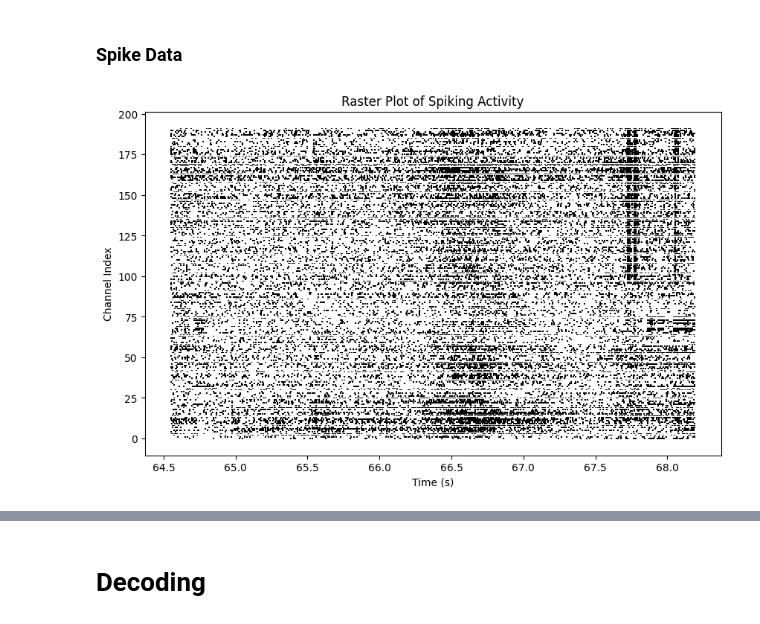
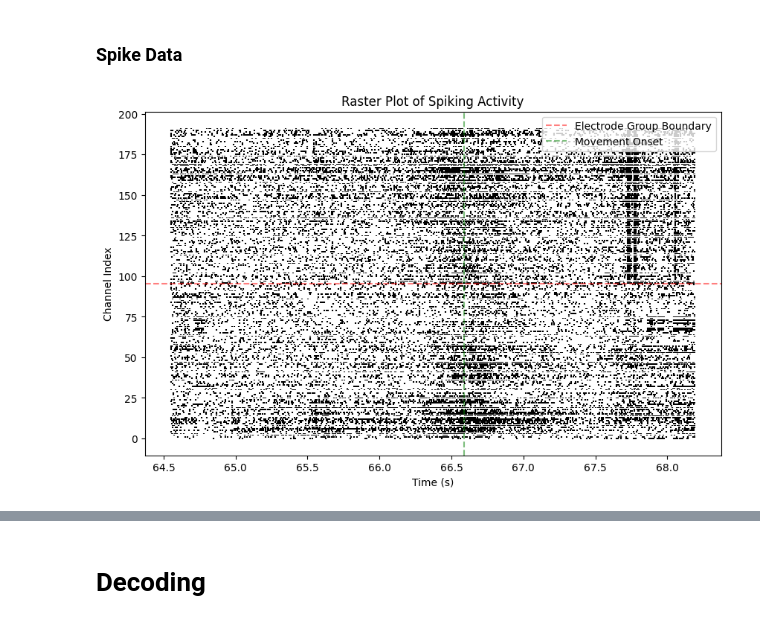
Before and after one commit to kylmcgr/neural-data-exploration, a Jupyter notebook: neural-data-processing.ipynb, the cells around one changed output, grey strips where cells are left out. Cells and saved outputs as stored; diff of their text form; code cells hidden in the pictures.

```diff
--- a/neural-data-processing.ipynb
+++ b/neural-data-processing.ipynb
@@ -587,26 +582,35 @@ plot_behavioral_trial(trial_index, Position.Cursor)
 # %%
 trial_index = 0
 
 plt.figure(figsize=(10, 6))
-
 # Get the spike times
 for i in range(len(units_df)):
     unit = units_df.iloc[i]
     spike_times = unit['spike_times']
 
     # Get spikes for trial
     trial_interval = unit['obs_intervals'][trial_index]
-    aligned_spikes = []
-    aligned_spikes.extend(spike_times[(spike_times >= trial_interval[0]) & (spike_times <= trial_interval[1])])
+    trial_spikes = []
+    trial_spikes.extend(spike_times[(spike_times >= trial_interval[0]) & (spike_times <= trial_interval[1])])
 
-    plt.eventplot(aligned_spikes, lineoffsets=i, linelengths=0.8, color='black')
+    plt.eventplot(trial_spikes, lineoffsets=i, linelengths=0.8, color='black')
+
+# Plot the electrode group boundary
+plt.axhline(y=95.5, color='red', linestyle='--', alpha=0.5, label='Electrode Group Boundary')
+
+# Get the movement begin time for this trial
+move_begin_time = example_data.trials["move_begins_time"][trial_index]
+
+# Plot vertical line for movement onset
+plt.axvline(x=move_begin_time, color='green', linestyle='--', alpha=0.5, label='Movement Onset')
 
 plt.xlabel("Time (s)")
 plt.ylabel("Channel Index")
 plt.title("Raster Plot of Spiking Activity")
+plt.legend()
 plt.show()
 # %% [output]
-[figure, old version]
+[figure, new version]
 # %%
 def plot_psth(spike_times, trial_intervals, event_times, title="Peri-Stimulus Time Histogram (PSTH)", window=(-0.5, 1.0), bin_size=0.05):
     """
```
Also changed, not shown: parts of 28 cells of this notebook.
